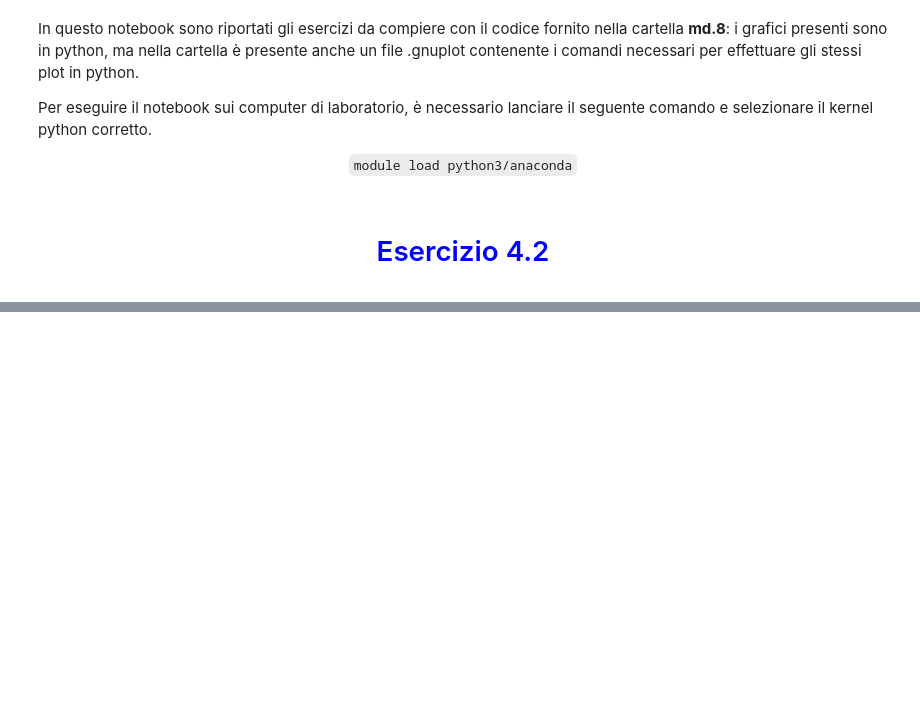
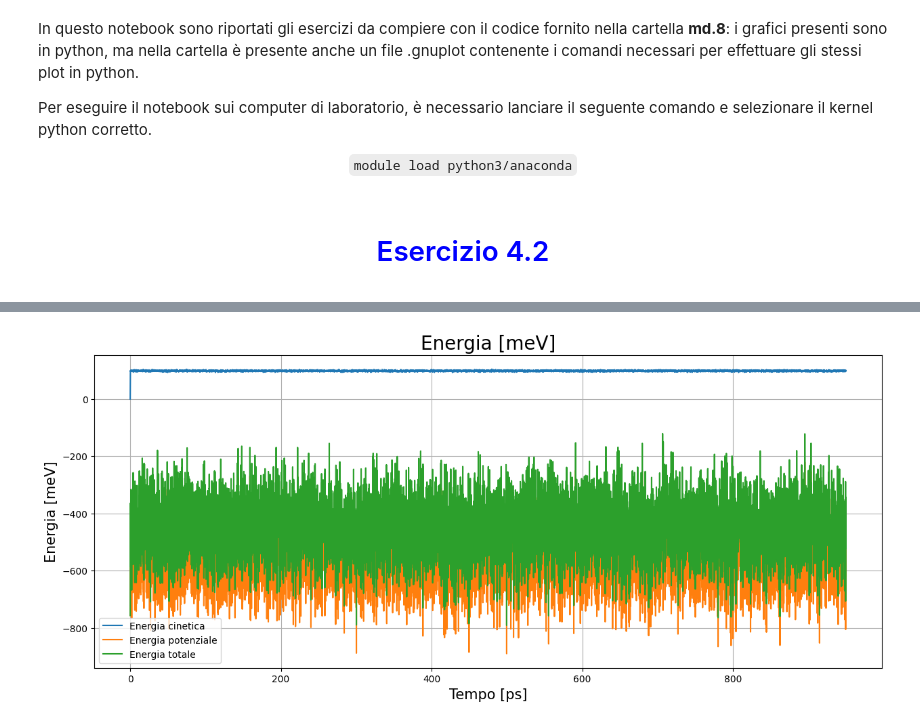
Before and after one commit to Negrini085/Simulazione-di-Materia-Condensata, a Jupyter notebook: Codice2_LM/esercitazione2.ipynb, the cells around one changed output, grey strips where cells are left out. Cells and saved outputs as stored; diff of their text form; code cells hidden in the pictures; blank space fills up the shorter version.

```diff
--- a/Codice2_LM/esercitazione2.ipynb
+++ b/Codice2_LM/esercitazione2.ipynb
@@ -27,0 +65,16 @@ short = np.loadtxt('short/short.data')
+# %%
+fig = plt.figure(figsize=(15, 6))
+
+plt.plot(short[:, 0], short[:, 5], label = 'Energia cinetica')
+plt.plot(short[:, 0], short[:, 4], label = 'Energia potenziale')
+plt.plot(short[:, 0], short[:, 6], label = 'Energia totale')
+
+plt.ylabel(r"Energia [meV]", fontsize = 15)
+plt.xlabel(r"Tempo [ps]", fontsize = 15)
+plt.title(r"Energia [meV]", fontsize = 20)
+plt.grid(True)
+plt.legend(loc = 'best')
+
+plt.show()
+# %% [output]
+[figure, added]
```
Also changed, not shown: parts of 12 cells of this notebook, 2 other files.
